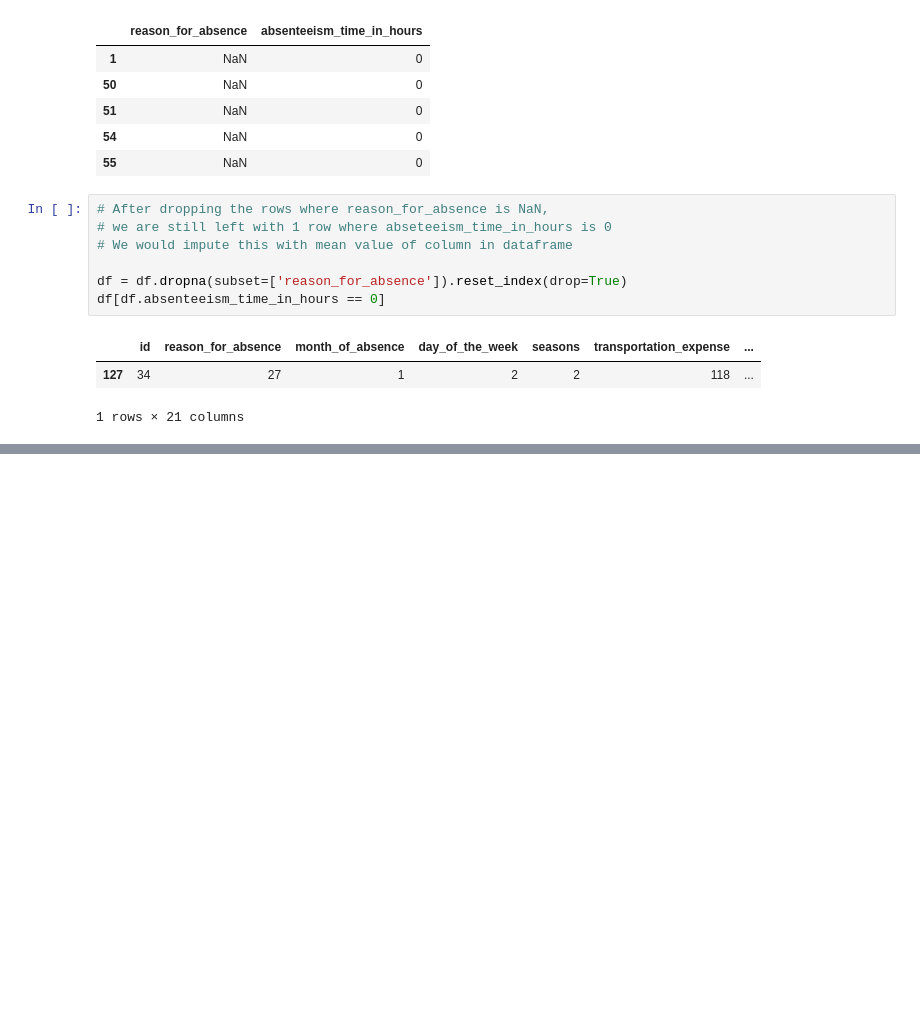
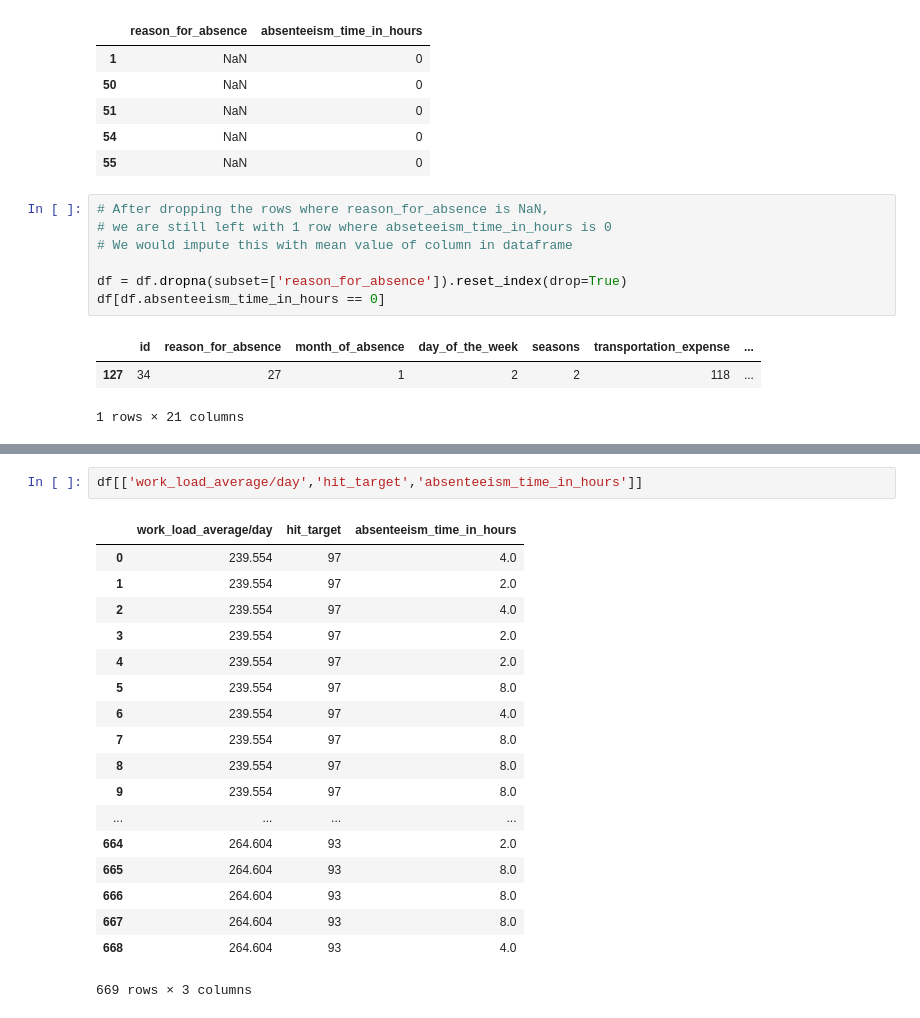
Before and after one commit to nagarmayank/Predict_Absenteeism, a Jupyter notebook: assignment.ipynb, the cells around one changed output, grey strips where cells are left out. Drawn from its saved outputs; the diff is of its cells as text; blank space fills up the shorter version.

```diff
--- a/assignment.ipynb
+++ b/assignment.ipynb
@@ -110,0 +154,21 @@ df.head()
+# %%
+df[['work_load_average/day','hit_target','absenteeism_time_in_hours']]
+# %% [output]
+|  | work_load_average/day | hit_target | absenteeism_time_in_hours |
+| 0 | 239.554 | 97 | 4.0 |
+| 1 | 239.554 | 97 | 2.0 |
+| 2 | 239.554 | 97 | 4.0 |
+| 3 | 239.554 | 97 | 2.0 |
+| 4 | 239.554 | 97 | 2.0 |
+| 5 | 239.554 | 97 | 8.0 |
+| 6 | 239.554 | 97 | 4.0 |
+| 7 | 239.554 | 97 | 8.0 |
+| 8 | 239.554 | 97 | 8.0 |
+| 9 | 239.554 | 97 | 8.0 |
+| ... | ... | ... | ... |
+| 664 | 264.604 | 93 | 2.0 |
+| 665 | 264.604 | 93 | 8.0 |
+| 666 | 264.604 | 93 | 8.0 |
+| 667 | 264.604 | 93 | 8.0 |
+| 668 | 264.604 | 93 | 4.0 |
+669 rows × 3 columns
```
Also changed, not shown: parts of 10 cells of this notebook.
